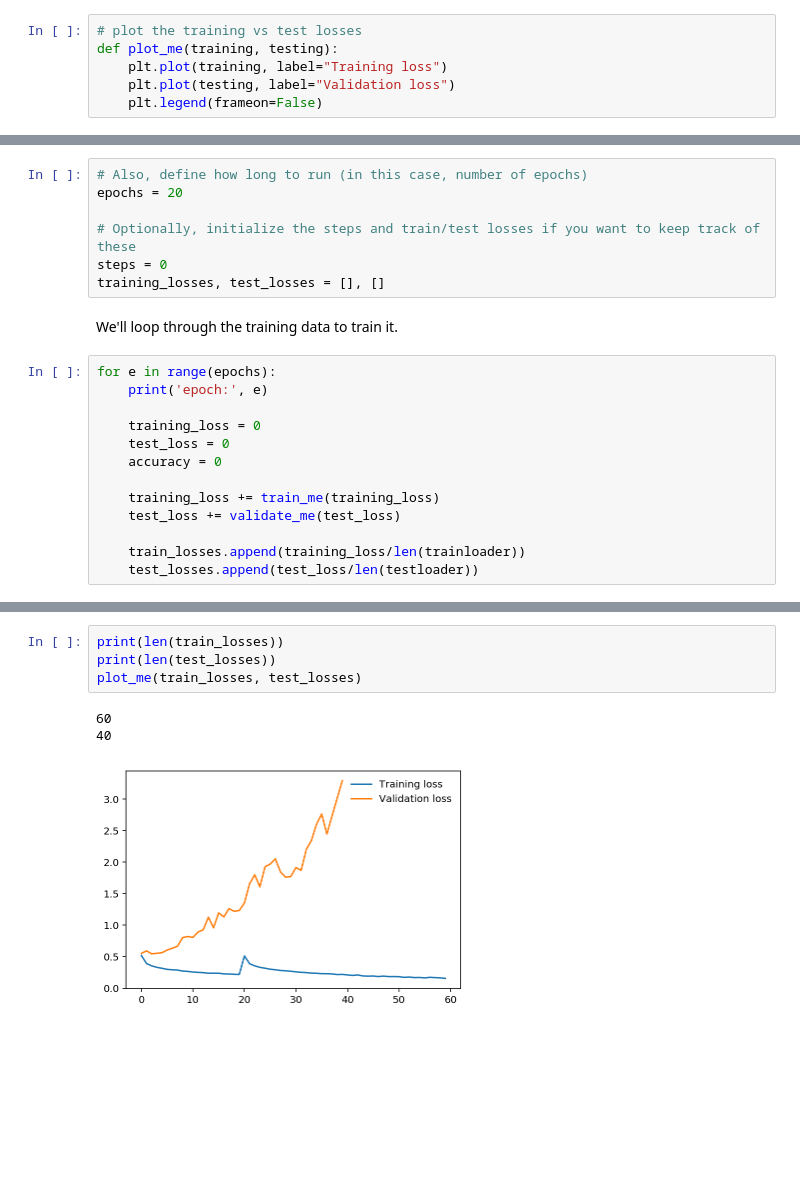
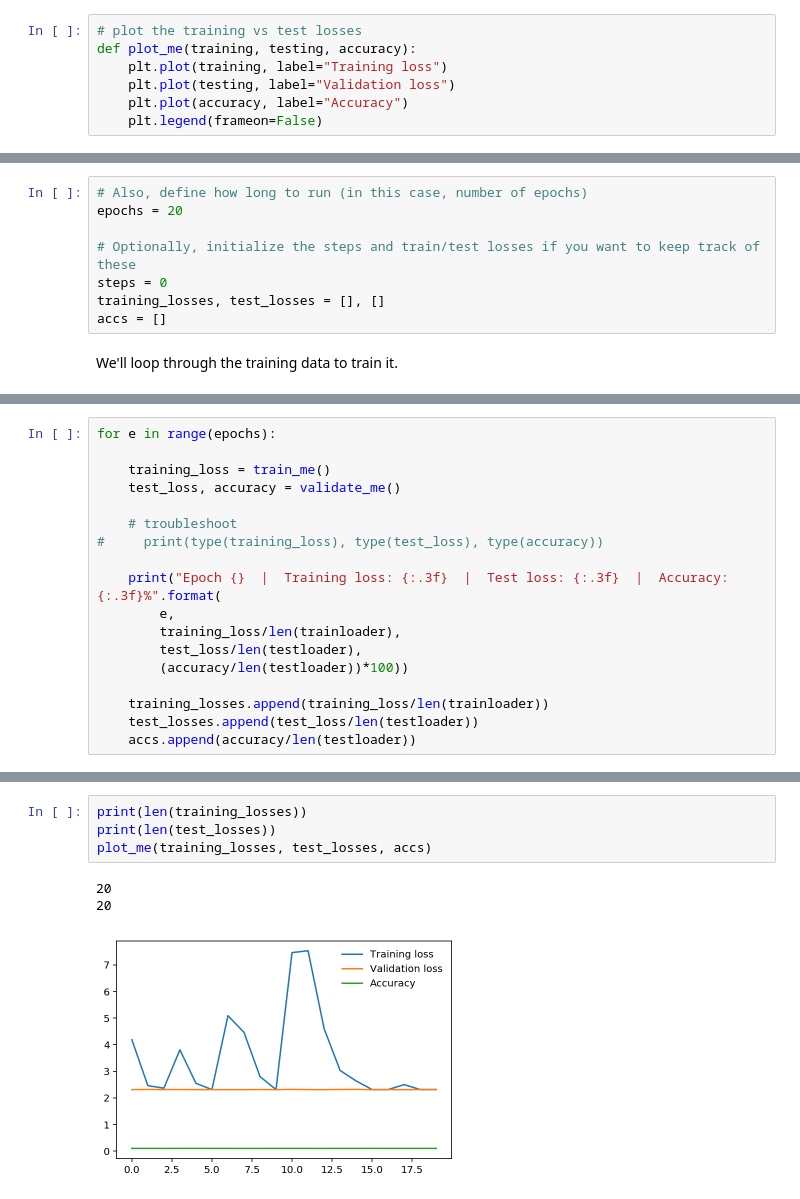
Before and after one commit to shamicker/pytorch-challenge, a Jupyter notebook: My Homework - just coding outside of the given code.ipynb, the cells around one changed output, grey strips where cells are left out. Saved outputs shown, nothing was run; the diff lists cells and outputs as text; blank space fills up the shorter version.

```diff
--- a/My Homework - just coding outside of the given code.ipynb
+++ b/My Homework - just coding outside of the given code.ipynb
@@ -139,8 +143,9 @@ def validate_me(test_loss):
 # %%
 # plot the training vs test losses
-def plot_me(training, testing):
+def plot_me(training, testing, accuracy):
     plt.plot(training, label="Training loss")
     plt.plot(testing, label="Validation loss")
+    plt.plot(accuracy, label="Accuracy")
     plt.legend(frameon=False)
 # %%
 # Instantiate a model
@@ -174,18 +179,6 @@ epochs = 20
 # Optionally, initialize the steps and train/test losses if you want to keep track of these
 steps = 0
 training_losses, test_losses = [], []
+accs = []
 # %% [markdown]
 We'll loop through the training data to train it.
-# %%
-for e in range(epochs):
-    print('epoch:', e)
-
-    training_loss = 0
-    test_loss = 0
-    accuracy = 0
-
-    training_loss += train_me(training_loss)
-    test_loss += validate_me(test_loss)
-
-    train_losses.append(training_loss/len(trainloader))
-    test_losses.append(test_loss/len(testloader))
@@ -209,0 +185,18 @@ Accuracy: 56.25%
+# %%
+for e in range(epochs):
+
+    training_loss = train_me()
+    test_loss, accuracy = validate_me()
+
+    # troubleshoot
+#     print(type(training_loss), type(test_loss), type(accuracy))
+
+    print("Epoch {}  |  Training loss: {:.3f}  |  Test loss: {:.3f}  |  Accuracy: {:.3f}%".format(
+        e,
+        training_loss/len(trainloader),
+        test_loss/len(testloader),
+        (accuracy/len(testloader))*100))
+
+    training_losses.append(training_loss/len(trainloader))
+    test_losses.append(test_loss/len(testloader))
+    accs.append(accuracy/len(testloader))
@@ -210,8 +224,8 @@ Accuracy: 56.25%
 # %%
-print(len(train_losses))
+print(len(training_losses))
 print(len(test_losses))
-plot_me(train_losses, test_losses)
+plot_me(training_losses, test_losses, accs)
 # %% [output]
-60
-40
+20
+20
-[figure, old version]
+[figure, new version]
```
Also changed, not shown: parts of 5 cells of this notebook, 8 other files.
